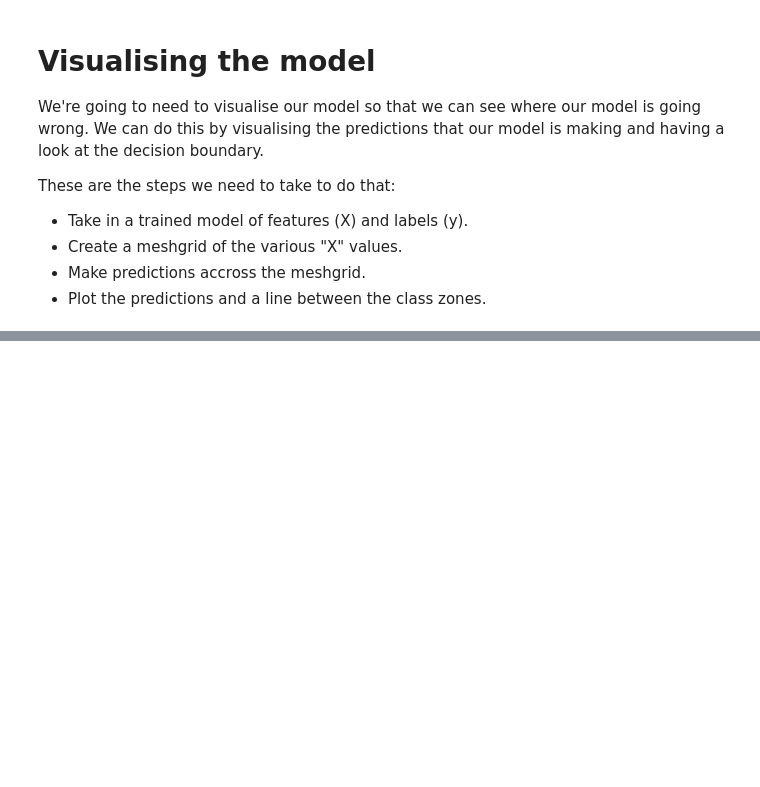
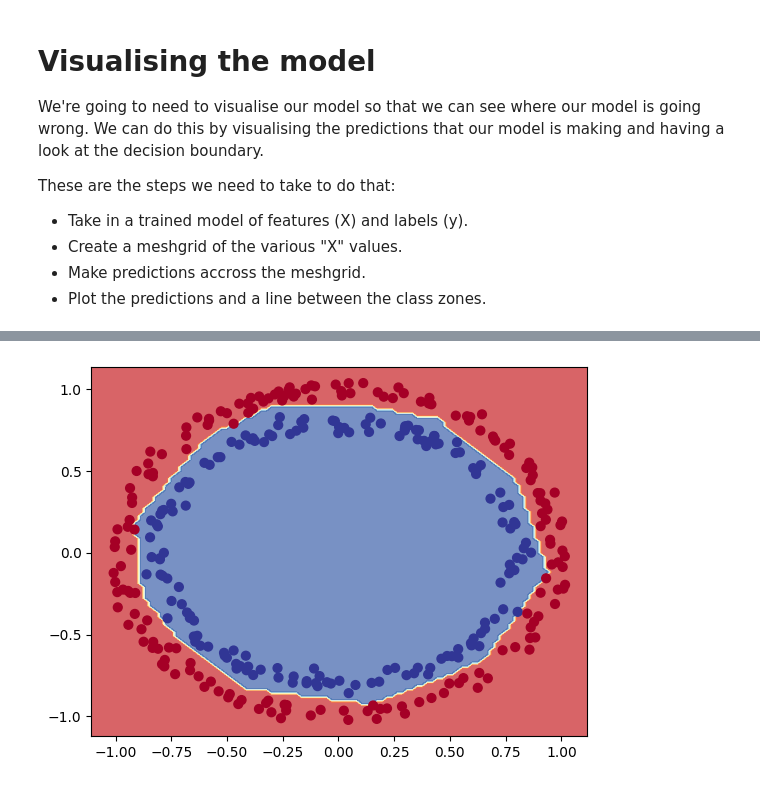
Before and after one commit to 4igeek/TensorFlow, a Jupyter notebook: NonLinearBinaryClassification.ipynb, the cells around one changed output, grey strips where cells are left out. Saved outputs shown, nothing was run; the diff lists cells and outputs as text; code cells hidden in the pictures; blank space fills up the shorter version.

```diff
--- a/NonLinearBinaryClassification.ipynb
+++ b/NonLinearBinaryClassification.ipynb
@@ -95,5 +66,3 @@ model_1.compile(loss=tf.keras.losses.BinaryCrossentropy(),
 # %% [markdown]
 # Fit the model
 This is where we fit the model that we've just compiled.
-# %%
-model_1.fit(X, y, epochs=5)
@@ -127,3 +68,0 @@ What steps could we take to improve the model?
-# %%
-model_1.fit(X, y, epochs=200, verbose=0)
-model_1.evaluate(X, y)
@@ -137,20 +68,0 @@ We've not really improved the model by training for longer but rather we've tend
-# %%
-tf.random.set_seed(42)
-
-# 1. Create the model using the Sequential API
-model_2 = tf.keras.Sequential([
-    tf.keras.layers.Dense(6, activation="relu"), # Non-linear activation function
-    tf.keras.layers.Dense(6, activation="relu"), # Non-linear activation function
-    tf.keras.layers.Dense(1, activation="sigmoid") # Binary classification requires one output neuron
-])
-
-# 2. Compile the model
-model_2.compile(loss=tf.keras.losses.BinaryCrossentropy(),
-                optimizer=tf.keras.optimizers.SGD(),
-                metrics=["accuracy"])
-
-# 3. Fit the model
-model_2.fit(X, y, epochs=2500, verbose=0)
-
-# 4. Evaluate the model
-model_2.evaluate(X, y)
@@ -161,0 +69,3 @@ Despite adding another layer to the neural network we are still only getting 50%
+# %%
+# 3. Fit the model
+model.fit(X_train, y_train, epochs=2500, verbose=0)
@@ -207,0 +120,3 @@ Doing binary classification
+# %%
+plot_decision_boundary(model, X_test, y_test)
+# %% [output]
@@ -207,0 +125 @@ Doing binary classification
+[figure, added]
```
Also changed, not shown: parts of 31 cells of this notebook.
